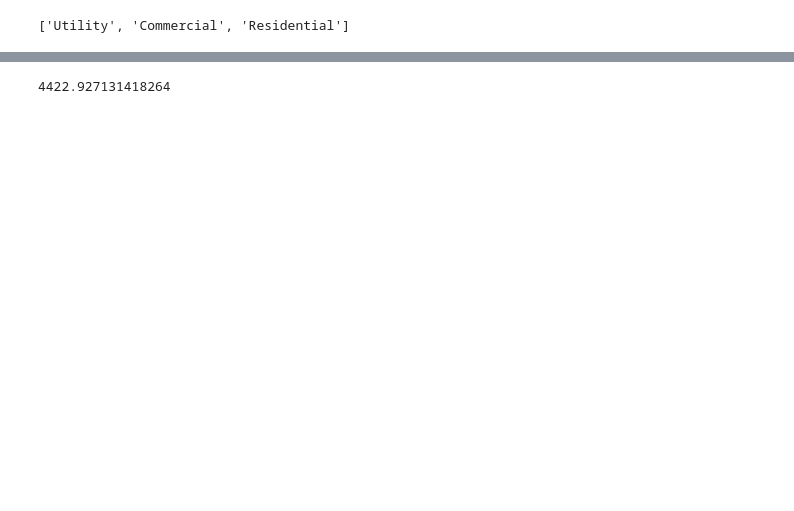
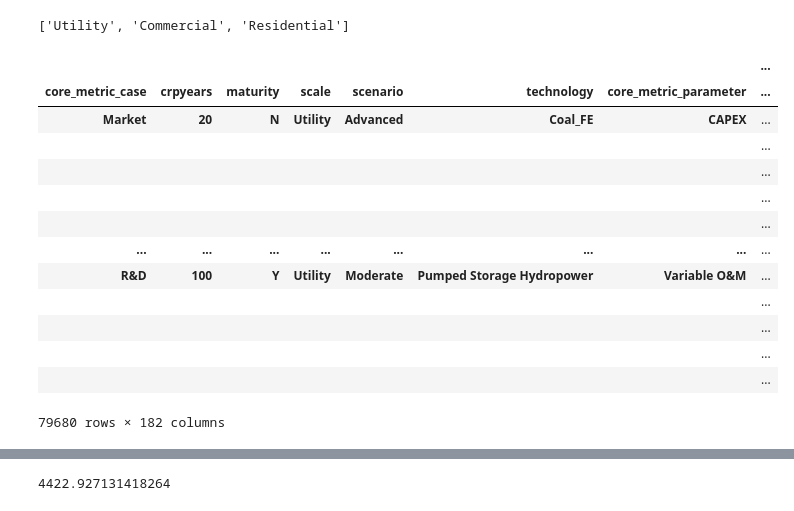
Before and after one commit to ucsusa/2024-kansas-city-analysis, a Jupyter notebook: notebooks/07-nrel-atb.ipynb, the cells around one changed output, grey strips where cells are left out. Cells and saved outputs as stored; diff of their text form; code cells hidden in the pictures; blank space fills up the shorter version.

```diff
--- a/notebooks/07-nrel-atb.ipynb
+++ b/notebooks/07-nrel-atb.ipynb
@@ -5,2 +32,2 @@ from nrelpy.atb import ATBe
 # %%
-atbe = ATBe(year=2023)
+atbe = ATBe(year=2024)
@@ -8,6 +38,23 @@ atbe = ATBe(year=2023)
 atbe.get_index_values('scale')
 # %% [output]
 ['Utility', 'Commercial', 'Residential']
+# %%
+atbe.data
+# %% [output]
+|  |  |  |  |  |  |  | ... |
+| core_metric_case | crpyears | maturity | scale | scenario | technology | core_metric_parameter | ... |
+| Market | 20 | N | Utility | Advanced | Coal_FE | CAPEX | ... |
+|  |  |  |  |  |  |  | ... |
+|  |  |  |  |  |  |  | ... |
+|  |  |  |  |  |  |  | ... |
+|  |  |  |  |  |  |  | ... |
+| ... | ... | ... | ... | ... | ... | ... | ... |
+| R&D | 100 | Y | Utility | Moderate | Pumped Storage Hydropower | Variable O&M | ... |
+|  |  |  |  |  |  |  | ... |
+|  |  |  |  |  |  |  | ... |
+|  |  |  |  |  |  |  | ... |
+|  |  |  |  |  |  |  | ... |
+79680 rows × 182 columns
 # %%
 import yaml
 
```
Also changed, not shown: parts of 18 cells of this notebook, 8 other files.
